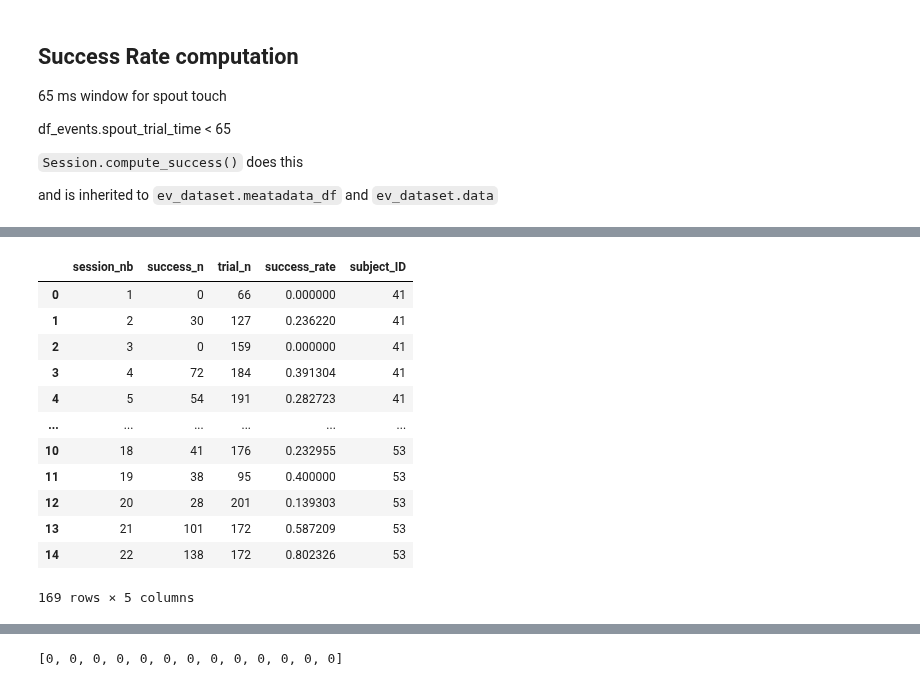
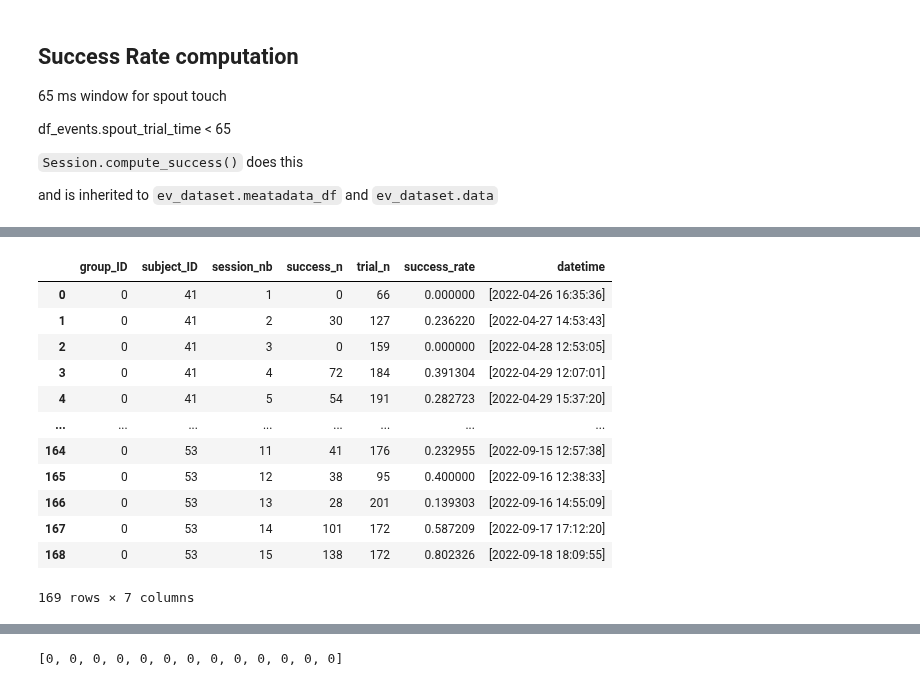
Before and after one commit to juliencarponcy/trialexp, a Jupyter notebook: notebooks/noncanonical/nb20221002_214600_workflow_pyCon_PavAll.ipynb, the cells around one changed output, grey strips where cells are left out. Drawn from its saved outputs; the diff is of its cells as text; code cells hidden in the pictures.

```diff
--- a/notebooks/noncanonical/nb20221002_214600_workflow_pyCon_PavAll.ipynb
+++ b/notebooks/noncanonical/nb20221002_214600_workflow_pyCon_PavAll.ipynb
@@ -180,7 +180,7 @@ conditions_dict1 = {'success': False}
 # Aggregate all condition dictionaries in a list
 condition_list = [conditions_dict0, conditions_dict1]
 # Aliases for conditions
-cond_aliases = ['hit', 'miss']
+cond_aliases = ['Hit', 'Miss']
 # Groups as a list of lists
 groups = None
 
@@ -382,12 +390,4 @@ metadata_df.shape
-# %%
-
-session_nbs = list(set(metadata_df['session_nb']))
-
-
-print(group_Isession_nbsDs)
 # %%
-
-from numpy import NaN
 
 
 group_IDs = list(set(metadata_df['group_ID']))
@@ -402,9 +402,10 @@ for g in group_IDs:
       & (metadata_df['subject_ID'] == s) ,
       'session_nb']))
 
-    ss_sc = [NaN] * len(session_nbs)
-    ss_tn = [NaN] * len(session_nbs)
-    ss_sr = [NaN] *  len(session_nbs)
+    ss_sc = [0] * len(session_nbs)
+    ss_tn = [0] * len(session_nbs)
+    ss_sr = [0] * len(session_nbs)
+    ss_datetime = [0] * len(session_nbs)
 
     for ss_idx, ss in enumerate(session_nbs):
       ss_sc[ss_idx] = np.count_nonzero(metadata_df.loc[
@@ -419,10 +420,23 @@ for g in group_IDs:
         & (metadata_df['session_nb'] == ss),
         'success'])
 
+      assert len(set(metadata_df.loc[
+        (metadata_df['group_ID'] == g)
+        & (metadata_df['subject_ID'] == s)
+        & (metadata_df['session_nb'] == ss),
+        'datetime'])) == 1
+
+      ss_datetime[ss_idx] = list(set(metadata_df.loc[
+        (metadata_df['group_ID'] == g)
+        & (metadata_df['subject_ID'] == s)
+        & (metadata_df['session_nb'] == ss),
+        'datetime']))
+
     ss_sr = (np.array(ss_sc)/np.array(ss_tn)).tolist()
 
-    ss_df = pd.DataFrame(list(zip(session_nbs, ss_sc, ss_tn, ss_sr)))
-    ss_df.columns = ['session_nb','success_n','trial_n', 'success_rate']
+    ss_df = pd.DataFrame(
+        list(zip(session_nbs, ss_sc, ss_tn, ss_sr, ss_datetime)))
+    ss_df.columns = ['session_nb','success_n','trial_n', 'success_rate', 'datetime']
 
     ss_df.astype({'session_nb':'int', 'success_n': 'int', 'trial_n' : 'int'})
 
@@ -435,21 +449,22 @@ gr_df = pd.DataFrame(list(zip([g] * len(subject_IDs), subject_IDs)),
                      columns=['group_ID', 'subject_ID'])
 
 gr_df = pd.merge(gr_df, ss_dfs, 'outer')
+
+# I want to add datatime but metadata_df doesn't have it!!!
 # %%
 
-
-ss_dfs
+gr_df
 # %% [output]
-|  | session_nb | success_n | trial_n | success_rate | subject_ID |
-| 0 | 1 | 0 | 66 | 0.000000 | 41 |
-| 1 | 2 | 30 | 127 | 0.236220 | 41 |
-| 2 | 3 | 0 | 159 | 0.000000 | 41 |
-| 3 | 4 | 72 | 184 | 0.391304 | 41 |
-| 4 | 5 | 54 | 191 | 0.282723 | 41 |
-| ... | ... | ... | ... | ... | ... |
-| 10 | 18 | 41 | 176 | 0.232955 | 53 |
-| 11 | 19 | 38 | 95 | 0.400000 | 53 |
-| 12 | 20 | 28 | 201 | 0.139303 | 53 |
-| 13 | 21 | 101 | 172 | 0.587209 | 53 |
-| 14 | 22 | 138 | 172 | 0.802326 | 53 |
+|  | group_ID | subject_ID | session_nb | success_n | trial_n | success_rate | datetime |
+| 0 | 0 | 41 | 1 | 0 | 66 | 0.000000 | [2022-04-26 16:35:36] |
+| 1 | 0 | 41 | 2 | 30 | 127 | 0.236220 | [2022-04-27 14:53:43] |
+| 2 | 0 | 41 | 3 | 0 | 159 | 0.000000 | [2022-04-28 12:53:05] |
+| 3 | 0 | 41 | 4 | 72 | 184 | 0.391304 | [2022-04-29 12:07:01] |
+| 4 | 0 | 41 | 5 | 54 | 191 | 0.282723 | [2022-04-29 15:37:20] |
+| ... | ... | ... | ... | ... | ... | ... | ... |
+| 164 | 0 | 53 | 11 | 41 | 176 | 0.232955 | [2022-09-15 12:57:38] |
+| 165 | 0 | 53 | 12 | 38 | 95 | 0.400000 | [2022-09-16 12:38:33] |
+| 166 | 0 | 53 | 13 | 28 | 201 | 0.139303 | [2022-09-16 14:55:09] |
+| 167 | 0 | 53 | 14 | 101 | 172 | 0.587209 | [2022-09-17 17:12:20] |
+| 168 | 0 | 53 | 15 | 138 | 172 | 0.802326 | [2022-09-18 18:09:55] |
-169 rows × 5 columns
+169 rows × 7 columns
```
Also changed, not shown: parts of 12 cells of this notebook, 2 other files.
